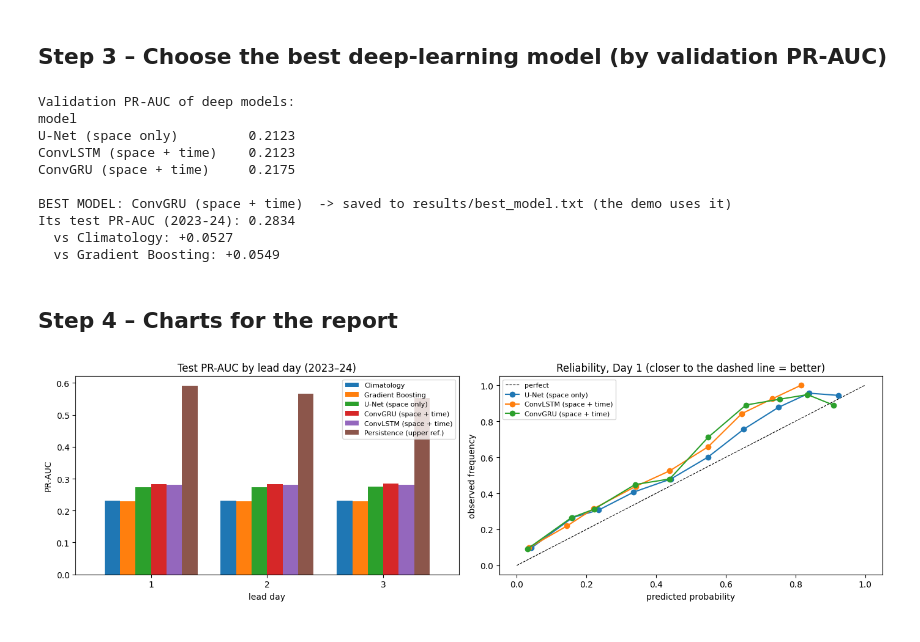
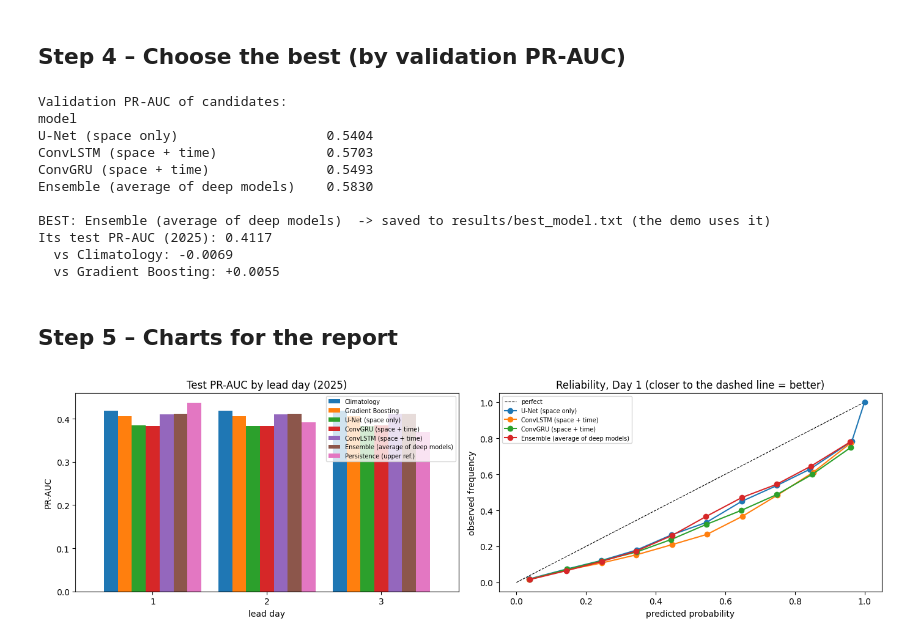
Before and after one commit to kulanigayathree/J26-IT-364, a Jupyter notebook: notebooks/C2_fishing_zone_prediction/C2_6_compare_models.ipynb, the cells around one changed output. Saved outputs shown, nothing was run; the diff lists cells and outputs as text; code cells hidden in the pictures.

```diff
--- a/notebooks/C2_fishing_zone_prediction/C2_6_compare_models.ipynb
+++ b/notebooks/C2_fishing_zone_prediction/C2_6_compare_models.ipynb
@@ -22,9 +65,8 @@ Mounted at /content/drive
 # %%
 val  = pd.concat([pd.read_csv(f) for f in sorted(glob.glob(f'{OUT}/*_val_scores.csv'))],  ignore_index=True)
 test = pd.concat([pd.read_csv(f) for f in sorted(glob.glob(f'{OUT}/*_test_scores.csv'))], ignore_index=True)
-
 order = ['Climatology', 'Gradient Boosting', 'U-Net (space only)', 'ConvGRU (space + time)',
-         'ConvLSTM (space + time)', 'Persistence (upper ref.)']
+         'ConvLSTM (space + time)', ENS, 'Persistence (upper ref.)']
 order = [m for m in order if m in set(test.model)] + [m for m in test.model.unique() if m not in order]
 
 table = test.pivot(index='model', columns='lead_day', values='PR_AUC').reindex(order)
@@ -32,8 +74,15 @@ table.columns = [f'PR-AUC Day {c}' for c in table.columns]
 table['PR-AUC mean'] = table.mean(axis=1)
 table['ROC-AUC mean'] = test.groupby('model').ROC_AUC.mean()
 table['Brier mean'] = test.groupby('model').Brier.mean()
-table['val PR-AUC (2022)'] = val.groupby('model').PR_AUC.mean()
-print('TEST 2023-24  (higher PR-AUC / ROC-AUC = better, lower Brier = better)')
+table['val PR-AUC (2024)'] = val.groupby('model').PR_AUC.mean()
+seed_col = {}
+for lab, k in deep.items():
+    f = f'{OUT}/{k}_seeds.csv'
+    if os.path.exists(f):
+        sd = pd.read_csv(f); seed_col[lab] = f'{sd.test_PR_AUC.mean():.4f} ± {sd.test_PR_AUC.std():.4f} (n={len(sd)})'
+if seed_col: table['test PR-AUC, seeds (mean ± std)'] = pd.Series(seed_col)
+rand = float(label[np.load(f'{OUT}/{next(iter(have.values()))}_test_predictions.npz')['ids'] + 1][:, ocean].mean()) if have else np.nan
+print(f'TEST 2025  (random guessing PR-AUC ≈ {rand:.3f}; higher PR-AUC / ROC-AUC = better, lower Brier = better)')
 print(table.round(4).to_string())
 table.round(4).to_csv(f'{OUT}/model_comparison.csv')
 # %% [output]
@@ -49,53 +99,49 @@ Persistence (upper ref.)        0.5914        0.5659        0.5526       0.5700
 # %% [markdown]
-## Step 3 – Choose the best deep-learning model (by validation PR-AUC)
+## Step 4 – Choose the best (by validation PR-AUC)
 # %%
-deep = {'U-Net (space only)': 'unet', 'ConvLSTM (space + time)': 'convlstm', 'ConvGRU (space + time)': 'convgru'}
-cand = table.loc[[m for m in deep if m in table.index], 'val PR-AUC (2022)']
-best_label = cand.idxmax(); best_key = deep[best_label]
+keys = {**deep, ENS: 'ensemble'}
+cand = table.loc[[m for m in keys if m in table.index], 'val PR-AUC (2024)'].dropna()
+best_label = cand.idxmax(); best_key = keys[best_label]
 open(f'{OUT}/best_model.txt', 'w').write(best_key)
-print('Validation PR-AUC of deep models:'); print(cand.round(4).to_string())
-print(f'\nBEST MODEL: {best_label}  -> saved to results/best_model.txt (the demo uses it)')
-print(f'Its test PR-AUC (2023-24): {table.loc[best_label, "PR-AUC mean"]:.4f}')
+print('Validation PR-AUC of candidates:'); print(cand.round(4).to_string())
+print(f'\nBEST: {best_label}  -> saved to results/best_model.txt (the demo uses it)')
+print(f'Its test PR-AUC (2025): {table.loc[best_label, "PR-AUC mean"]:.4f}')
 for ref in ['Climatology', 'Gradient Boosting']:
     if ref in table.index:
-        diff = table.loc[best_label, 'PR-AUC mean'] - table.loc[ref, 'PR-AUC mean']
-        print(f'  vs {ref}: {diff:+.4f}')
+        print(f'  vs {ref}: {table.loc[best_label, "PR-AUC mean"] - table.loc[ref, "PR-AUC mean"]:+.4f}')
 # %% [output]
-Validation PR-AUC of deep models:
+Validation PR-AUC of candidates:
 model
-U-Net (space only)         0.2123
-ConvLSTM (space + time)    0.2123
-ConvGRU (space + time)     0.2175
+U-Net (space only)                   0.5404
+ConvLSTM (space + time)              0.5703
+ConvGRU (space + time)               0.5493
+Ensemble (average of deep models)    0.5830
 
-BEST MODEL: ConvGRU (space + time)  -> saved to results/best_model.txt (the demo uses it)
-Its test PR-AUC (2023-24): 0.2834
-  vs Climatology: +0.0527
-  vs Gradient Boosting: +0.0549
+BEST: Ensemble (average of deep models)  -> saved to results/best_model.txt (the demo uses it)
+Its test PR-AUC (2025): 0.4117
+  vs Climatology: -0.0069
+  vs Gradient Boosting: +0.0055
 # %% [markdown]
-## Step 4 – Charts for the report
+## Step 5 – Charts for the report
 # %%
 fig, ax = plt.subplots(1, 2, figsize=(14, 4.2))
 pr = test.pivot(index='lead_day', columns='model', values='PR_AUC')[order]
-pr.plot(kind='bar', ax=ax[0], width=0.8)
-ax[0].set_title('Test PR-AUC by lead day (2023–24)'); ax[0].set_xlabel('lead day'); ax[0].set_ylabel('PR-AUC')
-ax[0].legend(fontsize=8); ax[0].tick_params(axis='x', rotation=0)
-
-# reliability (Day 1) for the deep models
-X = xr.open_dataset(f'{BASE}/datacube_0p25.nc')
-ocean = X['depth'].isel(time=0).notnull().values
-label = np.nan_to_num(X['fishing'].values)
+pr.plot(kind='bar', ax=ax[0], width=0.85)
+ax[0].set_title('Test PR-AUC by lead day (2025)'); ax[0].set_xlabel('lead day'); ax[0].set_ylabel('PR-AUC')
+ax[0].legend(fontsize=7); ax[0].tick_params(axis='x', rotation=0)
 ax[1].plot([0, 1], [0, 1], 'k--', lw=0.8, label='perfect')
-for lab, key in deep.items():
-    f = f'{OUT}/{key}_test_predictions.npz'
+files = {lab: f'{OUT}/{k}_test_predictions.npz' for lab, k in deep.items()}
+files[ENS] = f'{OUT}/ensemble_test_predictions.npz'
+for lab, f in files.items():
     if not os.path.exists(f): continue
     z = np.load(f); p = z['mean'][:, 0][:, ocean].astype('float32').ravel(); y = label[z['ids'] + 1][:, ocean].ravel()
     b = np.digitize(p, np.linspace(0, 1, 11)) - 1
     r = pd.DataFrame({'b': b, 'p': p, 'y': y}).groupby('b').agg(pred=('p', 'mean'), obs=('y', 'mean'))
     ax[1].plot(r.pred, r.obs, 'o-', label=lab)
 ax[1].set_xlabel('predicted probability'); ax[1].set_ylabel('observed frequency')
-ax[1].set_title('Reliability, Day 1 (closer to the dashed line = better)'); ax[1].legend(fontsize=8)
+ax[1].set_title('Reliability, Day 1 (closer to the dashed line = better)'); ax[1].legend(fontsize=7)
 plt.tight_layout(); plt.savefig(f'{OUT}/model_comparison.png', dpi=130); plt.show()
 # %% [output]
-[figure, old version]
+[figure, new version]
 # %% [markdown]
 ### How to read this (for the report)
```
Also changed, not shown: parts of 11 cells of this notebook, 1 other file.
